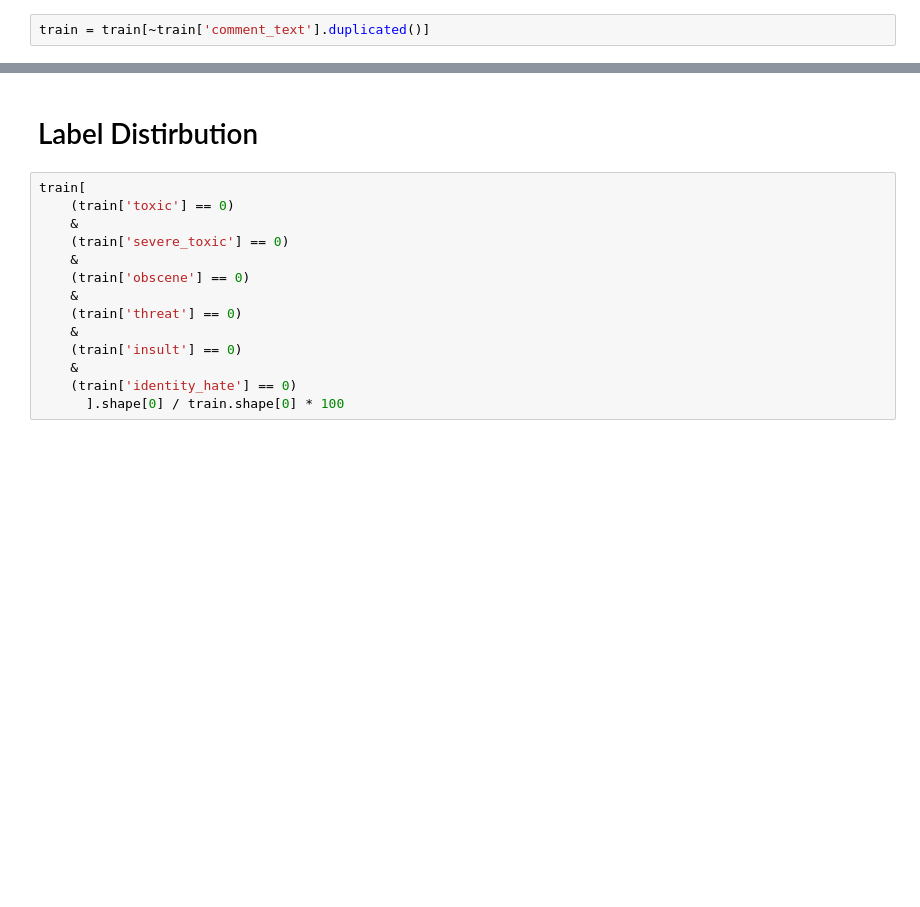
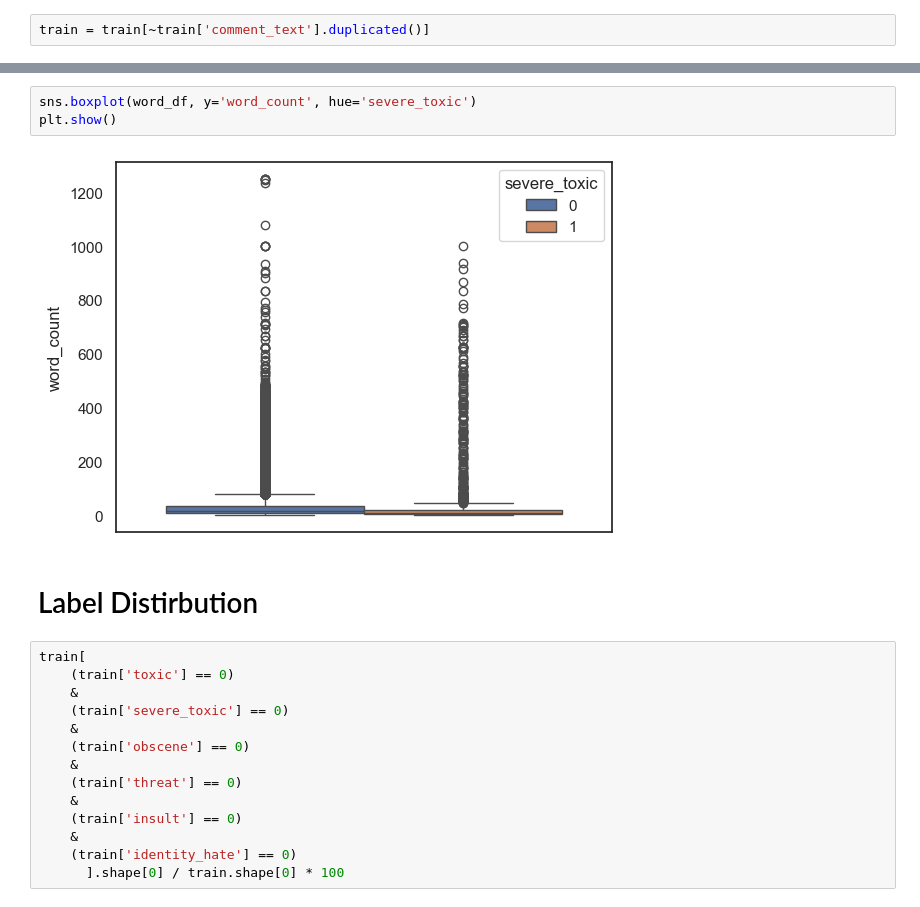
Before and after one commit to gkukse/Toxic-Comment-Classification, a Jupyter notebook: EDA.ipynb, the cells around one changed output, grey strips where cells are left out. Saved outputs shown, nothing was run; the diff lists cells and outputs as text; blank space fills up the shorter version.

```diff
--- a/EDA.ipynb
+++ b/EDA.ipynb
@@ -136,3 +345,8 @@ train.shape
+# %%
+sns.boxplot(word_df, y='word_count', hue='severe_toxic')
+plt.show()
+# %% [output]
+[figure, added]
 # %% [markdown]
 # Label Distirbution
 # %%
```
Also changed, not shown: parts of 38 cells of this notebook, 3 other files.
